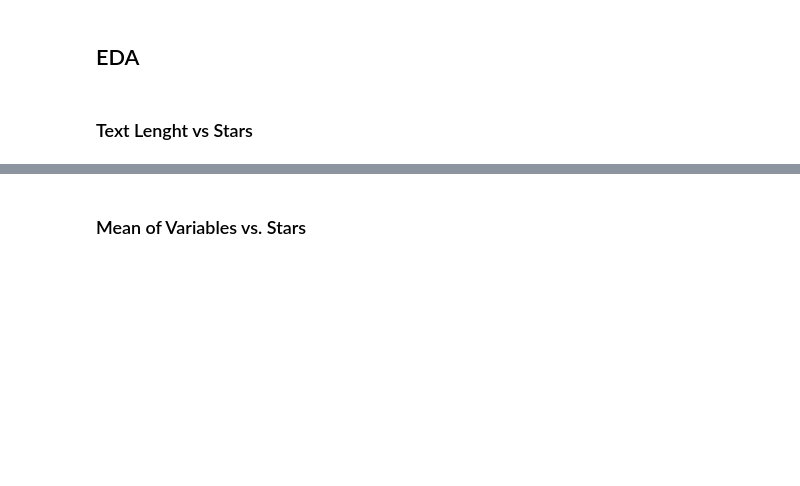
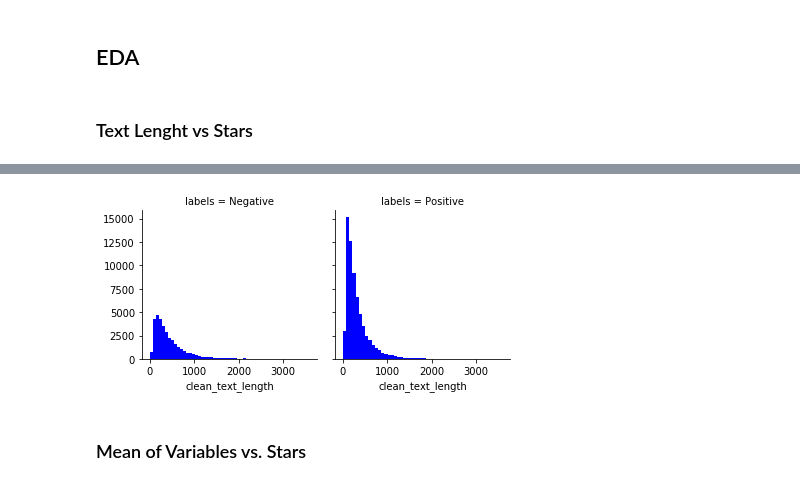
Before and after one commit to mmortazavi/yelp_review_sentiment_prediction_nlp, a Jupyter notebook: notebooks/EDA.ipynb, the cells around one changed output, grey strips where cells are left out. Cells and saved outputs as stored; diff of their text form; code cells hidden in the pictures; blank space fills up the shorter version.

```diff
--- a/notebooks/EDA.ipynb
+++ b/notebooks/EDA.ipynb
@@ -85,3 +93,8 @@ graph.map(plt.hist,'clean_text_length',bins=50,color='blue');
+# %%
+graph = sns.FacetGrid(data=df,col='labels')
+graph.map(plt.hist,'clean_text_length',bins=50,color='blue');
+# %% [output]
+[figure, added]
 # %% [markdown]
 ### Mean of Variables vs. Stars
 # %%
```
Also changed, not shown: parts of 10 cells of this notebook, 12 other files.
